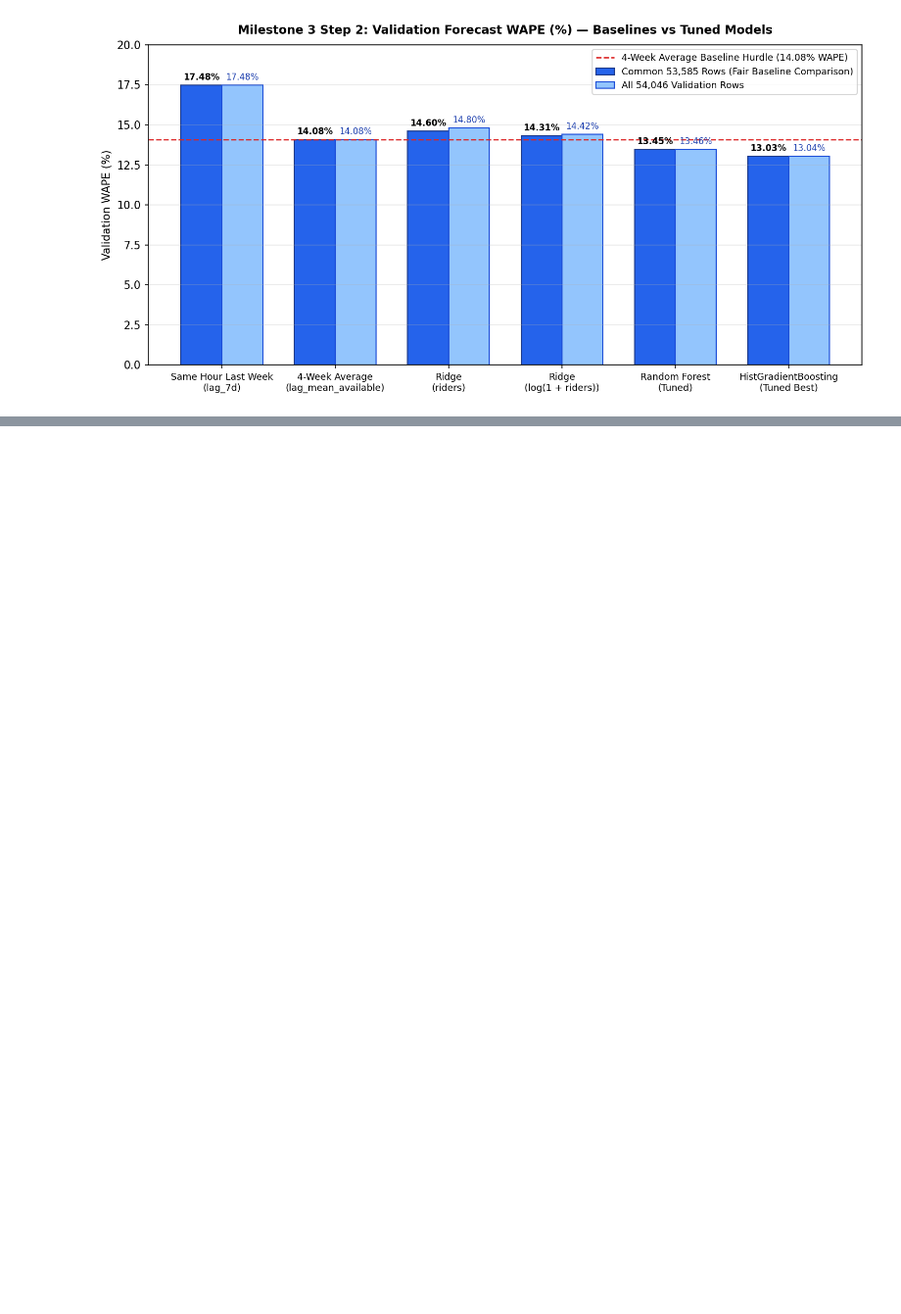
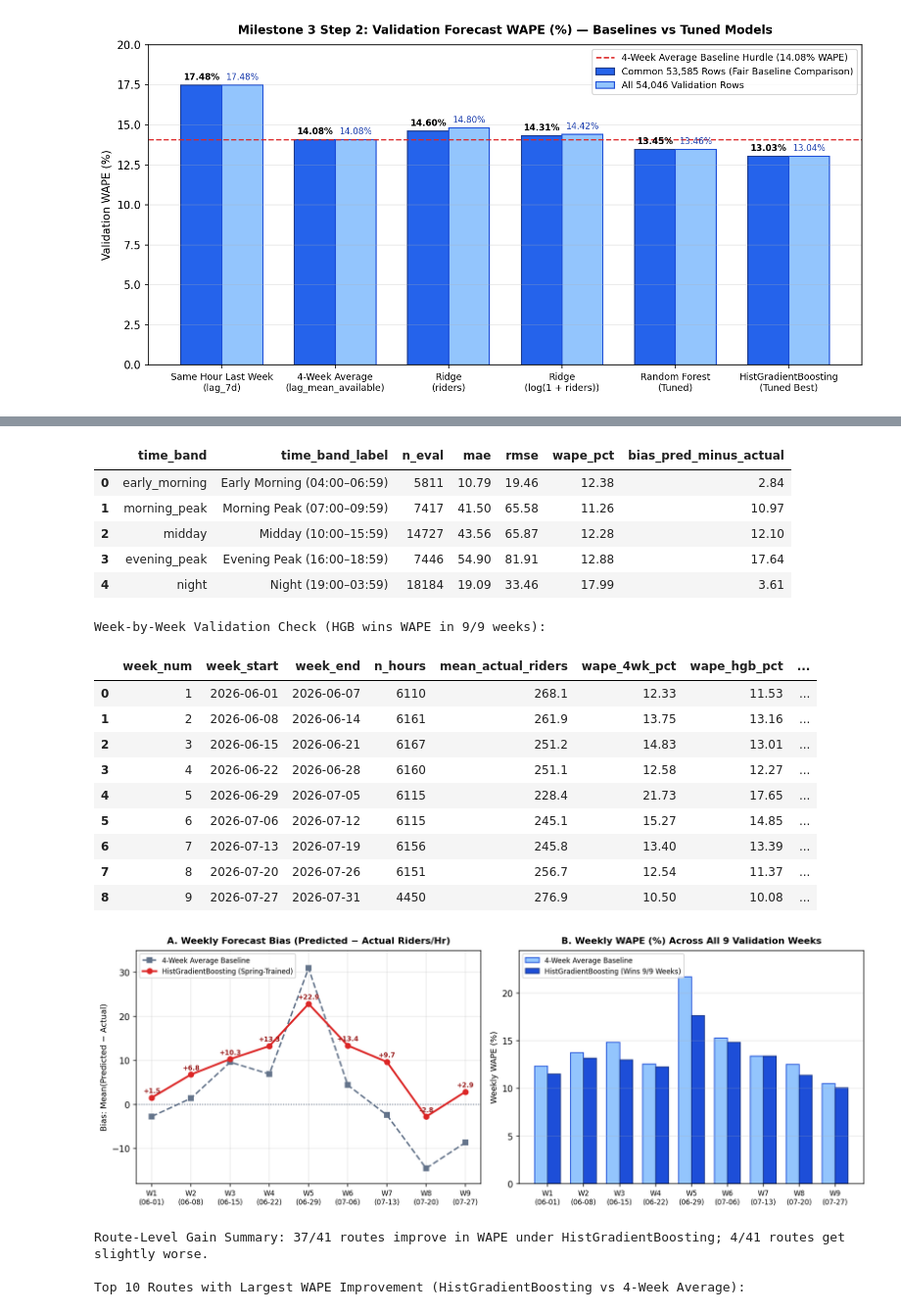
Before and after one commit to springboardmentor441p-coderr/Powered-Public-Transit-Route-Optimization, a Jupyter notebook: notebooks/routeranker.ipynb, the cells around one changed output, grey strips where cells are left out. Shown at 98% size. Drawn from its saved outputs; the diff is of its cells as text; code cells hidden in the pictures; blank space fills up the shorter version.

Commit message:
Add Step 2 bias/weekly/route checks and Step 3 classification models

```diff
--- a/notebooks/routeranker.ipynb
+++ b/notebooks/routeranker.ipynb
@@ -1033,0 +985,59 @@ The chart and tables below display the validation permutation importance across
+# %%
+best_day = pd.read_csv(TAB / "m3_eval_best_forecast_by_day_type.csv")
+best_band = pd.read_csv(TAB / "m3_eval_best_forecast_by_time_band.csv")
+weekly_df = pd.read_csv(TAB / "m3_forecast_weekly_check.csv")
+route_gain_df = pd.read_csv(TAB / "m3_forecast_route_gain_check.csv")
+
+print("Best Forecaster (HistGradientBoosting) — Breakdown by Day Type (53,585 common rows):")
+display(best_day[["day_type", "n_eval", "mae", "rmse", "wape_pct", "bias_pred_minus_actual"]])
+
+print("\nBest Forecaster (HistGradientBoosting) — Breakdown by Canonical Time Band:")
+display(best_band[["time_band", "time_band_label", "n_eval", "mae", "rmse", "wape_pct", "bias_pred_minus_actual"]])
+
+print(f"\nWeek-by-Week Validation Check (HGB wins WAPE in {int(weekly_df['hgb_wins_wape'].sum())}/{len(weekly_df)} weeks):")
+display(weekly_df)
+
+fig, (ax1, ax2) = plt.subplots(1, 2, figsize=(12.5, 4.6), dpi=150)
+x_wk = np.arange(len(weekly_df))
+wk_labels = [f"W{int(r.week_num)}\n({r.week_start[5:]})" for _, r in weekly_df.iterrows()]
+
+ax1.axhline(0.0, color="#64748b", linestyle=":", linewidth=1.1)
+ax1.plot(x_wk, weekly_df["bias_4wk_pred_minus_actual"], marker="s", linestyle="--", color="#64748b", linewidth=1.8, label="4-Week Average Baseline")
+ax1.plot(x_wk, weekly_df["bias_hgb_pred_minus_actual"], marker="o", color="#dc2626", linewidth=2.2, label="HistGradientBoosting (Spring-Trained)")
+for i, r in weekly_df.iterrows():
+    ax1.text(i, r["bias_hgb_pred_minus_actual"] + 1.1, f"{r['bias_hgb_pred_minus_actual']:+.1f}", ha="center", fontsize=7.5, color="#991b1b", fontweight="bold")
+ax1.set_title("A. Weekly Forecast Bias (Predicted − Actual Riders/Hr)", fontsize=10.5, fontweight="bold", pad=8)
+ax1.set_ylabel("Bias: Mean(Predicted − Actual)", fontsize=9.5)
+ax1.set_xticks(x_wk)
+ax1.set_xticklabels(wk_labels, fontsize=8)
+ax1.set_ylim(-18, 35)
+ax1.grid(True, alpha=0.3)
+ax1.legend(loc="upper left", fontsize=8)
+
+w = 0.36
+ax2.bar(x_wk - w / 2, weekly_df["wape_4wk_pct"], w, color="#93c5fd", edgecolor="#1d4ed8", label="4-Week Average Baseline")
+ax2.bar(x_wk + w / 2, weekly_df["wape_hgb_pct"], w, color="#1d4ed8", edgecolor="#1e3a8a", label="HistGradientBoosting (Wins 9/9 Weeks)")
+ax2.set_title("B. Weekly WAPE (%) Across All 9 Validation Weeks", fontsize=10.5, fontweight="bold", pad=8)
+ax2.set_ylabel("Weekly WAPE (%)", fontsize=9.5)
+ax2.set_xticks(x_wk)
+ax2.set_xticklabels(wk_labels, fontsize=8)
+ax2.set_ylim(0, 24.5)
+ax2.grid(axis="y", alpha=0.3)
+ax2.legend(loc="upper left", fontsize=8)
+
+fig.tight_layout()
+fig.savefig(FIG / "m3_forecast_weekly_bias_wape.png", dpi=150, bbox_inches="tight")
+plt.show()
+
+n_imp = int(route_gain_df["hgb_improves_wape"].sum())
+n_worse = int((route_gain_df["wape_diff_hgb_minus_4wk"] > 0).sum())
+print(f"Route-Level Gain Summary: {n_imp}/41 routes improve in WAPE under HistGradientBoosting; {n_worse}/41 routes get slightly worse.")
+print("\nTop 10 Routes with Largest WAPE Improvement (HistGradientBoosting vs 4-Week Average):")
+display(route_gain_df.head(10)[
+    ["route", "total_actual", "wape_pct_4wk", "wape_pct_hgb", "wape_diff_hgb_minus_4wk", "mae_4wk", "mae_hgb", "bias_pred_minus_actual_4wk", "bias_pred_minus_actual_hgb"]
+])
+print("\nThe 4 Routes Where HistGradientBoosting Has Slightly Higher WAPE Than the 4-Week Average:")
+display(route_gain_df[route_gain_df["wape_diff_hgb_minus_4wk"] > 0].sort_values("wape_diff_hgb_minus_4wk", ascending=False)[
+    ["route", "total_actual", "wape_pct_4wk", "wape_pct_hgb", "wape_diff_hgb_minus_4wk", "mae_4wk", "mae_hgb", "bias_pred_minus_actual_4wk", "bias_pred_minus_actual_hgb"]
+])
+# %% [output]
@@ -1033,0 +1051,21 @@ The chart and tables below display the validation permutation importance across
+|  | time_band | time_band_label | n_eval | mae | rmse | wape_pct | bias_pred_minus_actual |
+| 0 | early_morning | Early Morning (04:00–06:59) | 5811 | 10.79 | 19.46 | 12.38 | 2.84 |
+| 1 | morning_peak | Morning Peak (07:00–09:59) | 7417 | 41.50 | 65.58 | 11.26 | 10.97 |
+| 2 | midday | Midday (10:00–15:59) | 14727 | 43.56 | 65.87 | 12.28 | 12.10 |
+| 3 | evening_peak | Evening Peak (16:00–18:59) | 7446 | 54.90 | 81.91 | 12.88 | 17.64 |
+| 4 | night | Night (19:00–03:59) | 18184 | 19.09 | 33.46 | 17.99 | 3.61 |
+Week-by-Week Validation Check (HGB wins WAPE in 9/9 weeks):
+|  | week_num | week_start | week_end | n_hours | mean_actual_riders | wape_4wk_pct | wape_hgb_pct | ... |
+| 0 | 1 | 2026-06-01 | 2026-06-07 | 6110 | 268.1 | 12.33 | 11.53 | ... |
+| 1 | 2 | 2026-06-08 | 2026-06-14 | 6161 | 261.9 | 13.75 | 13.16 | ... |
+| 2 | 3 | 2026-06-15 | 2026-06-21 | 6167 | 251.2 | 14.83 | 13.01 | ... |
+| 3 | 4 | 2026-06-22 | 2026-06-28 | 6160 | 251.1 | 12.58 | 12.27 | ... |
+| 4 | 5 | 2026-06-29 | 2026-07-05 | 6115 | 228.4 | 21.73 | 17.65 | ... |
+| 5 | 6 | 2026-07-06 | 2026-07-12 | 6115 | 245.1 | 15.27 | 14.85 | ... |
+| 6 | 7 | 2026-07-13 | 2026-07-19 | 6156 | 245.8 | 13.40 | 13.39 | ... |
+| 7 | 8 | 2026-07-20 | 2026-07-26 | 6151 | 256.7 | 12.54 | 11.37 | ... |
+| 8 | 9 | 2026-07-27 | 2026-07-31 | 4450 | 276.9 | 10.50 | 10.08 | ... |
+[figure, added]
+Route-Level Gain Summary: 37/41 routes improve in WAPE under HistGradientBoosting; 4/41 routes get slightly worse.
+
+Top 10 Routes with Largest WAPE Improvement (HistGradientBoosting vs 4-Week Average):
```
Also changed, not shown: parts of 13 cells of this notebook, 28 other files.
